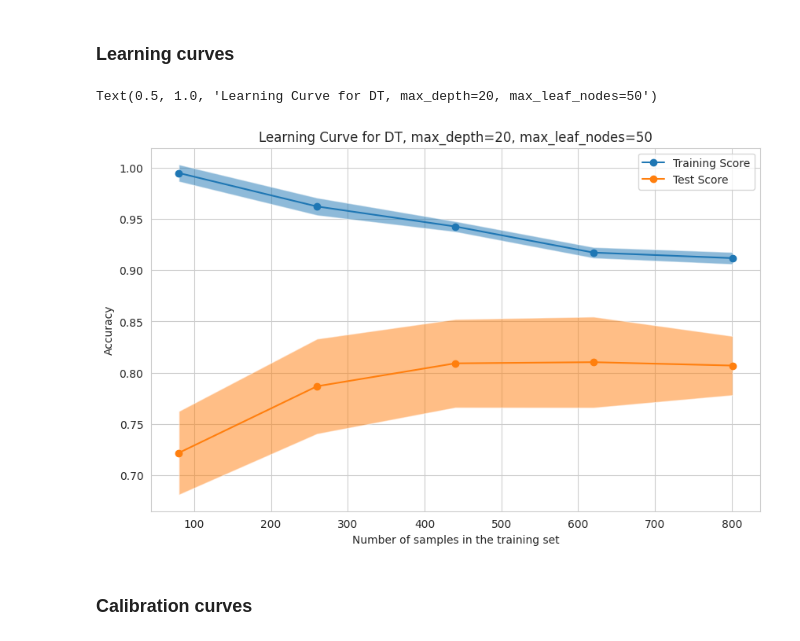
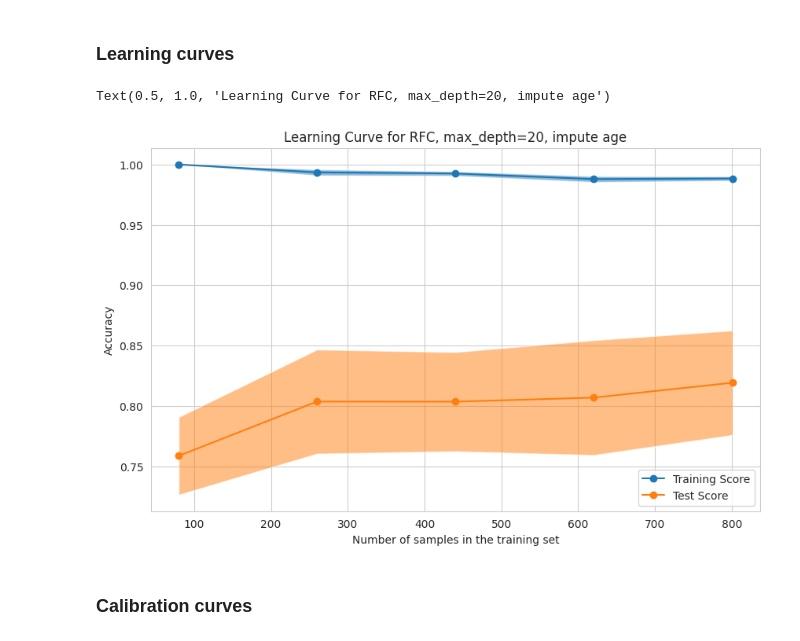
Before and after one commit to rfdspeng/ml_ai_portfolio, a Jupyter notebook: titanic/titanic.ipynb, the cells around one changed output. Drawn from its saved outputs; the diff is of its cells as text; code cells hidden in the pictures.

```diff
--- a/titanic/titanic.ipynb
+++ b/titanic/titanic.ipynb
@@ -879,9 +883,19 @@ data_prep_pipe = DynamicDataPrepPipeline(
     extract_fam=True,
     extract_deck=True,
     extract_sexpclassage=True,
-    # age_imputer_model=RandomForestRegressor(max_depth=10, random_state=0),
+    age_imputer_model=RandomForestRegressor(max_depth=10, random_state=0),
     # impute_age_kwargs={"add_indicator": True},
 )
+# data_prep_pipe = DynamicDataPrepPipeline(
+#     ordinal_columns={"Sex"},
+#     numeric_columns={"Pclass", "Fare"},
+#     extract_title=True,
+#     extract_fam=True,
+#     extract_deck=True,
+#     extract_sexpclassage=True,
+#     # age_imputer_model=RandomForestRegressor(max_depth=10, random_state=0),
+#     # impute_age_kwargs={"add_indicator": True},
+# )
 model = RandomForestClassifier(max_depth=20, random_state=0)
 # max_depth=20
 # max_leaf_nodes=100
@@ -906,7 +920,7 @@ ml_pipe = Pipeline([
     ("model", model)
 ])
 
-n_folds = 2
+n_folds = 10
 cv_splitter = make_stratified_k_fold_with_custom_strata(df_with_title, ["Title", "Survived"], cv_kwargs={"n_splits": n_folds, "shuffle": True, "random_state": 0})
 # %%
 cv_results = cross_validate(ml_pipe, df.drop(columns=["Survived"]), y=df["Survived"], cv=cv_splitter, return_train_score=True)
@@ -978,35 +992,36 @@ print(ml_pipe.named_steps["model"].get_n_leaves())
 # %%
 import matplotlib.pyplot as plt
 import numpy as np
 
 from sklearn.model_selection import LearningCurveDisplay, ShuffleSplit
 
 fig, ax = plt.subplots(nrows=1, ncols=1, figsize=(10, 6), sharey=True)
 
 common_params = {
     "X": df.drop(columns=["Survived"]),
     "y": df["Survived"],
     "train_sizes": np.linspace(0.1, 1.0, 5),
     "cv": cv_splitter,
     "score_type": "both",
     # "n_jobs": 4,
     "line_kw": {"marker": "o"},
     "std_display_style": "fill_between",
     "score_name": "Accuracy",
 }
 
 # for ax_idx, estimator in enumerate([ml_pipe]):
 estimator = ml_pipe
 LearningCurveDisplay.from_estimator(estimator, **common_params, ax=ax)
 handles, label = ax.get_legend_handles_labels()
 ax.legend(handles[:2], ["Training Score", "Test Score"])
+ax.set_title(f"Learning Curve for RFC, max_depth={20}, impute age")
 # ax.set_title(f"Learning Curve for HGBC, max_iter={max_iter}, max_depth={max_depth}")
-ax.set_title(f"Learning Curve for DT, max_depth={max_depth}, max_leaf_nodes={max_leaf_nodes}")
+# ax.set_title(f"Learning Curve for DT, max_depth={max_depth}, max_leaf_nodes={max_leaf_nodes}")
 # ax.set_ylim(bottom=0.75, top=1)
 # plt.show()
 # %% [output]
-Text(0.5, 1.0, 'Learning Curve for DT, max_depth=20, max_leaf_nodes=50')
+Text(0.5, 1.0, 'Learning Curve for RFC, max_depth=20, impute age')
-[figure, old version]
+[figure, new version]
 # %% [markdown]
 ### Calibration curves
 # %%
```
Also changed, not shown: parts of 7 cells of this notebook, 1 other file.
